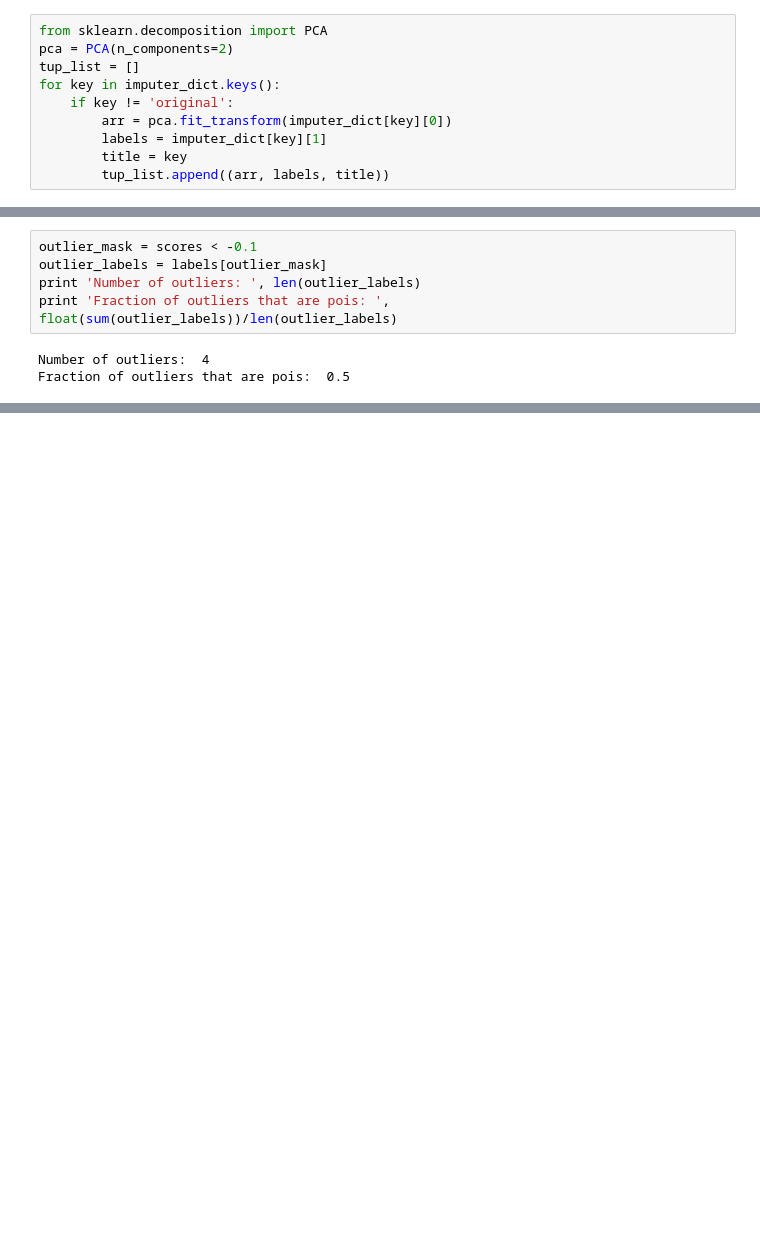
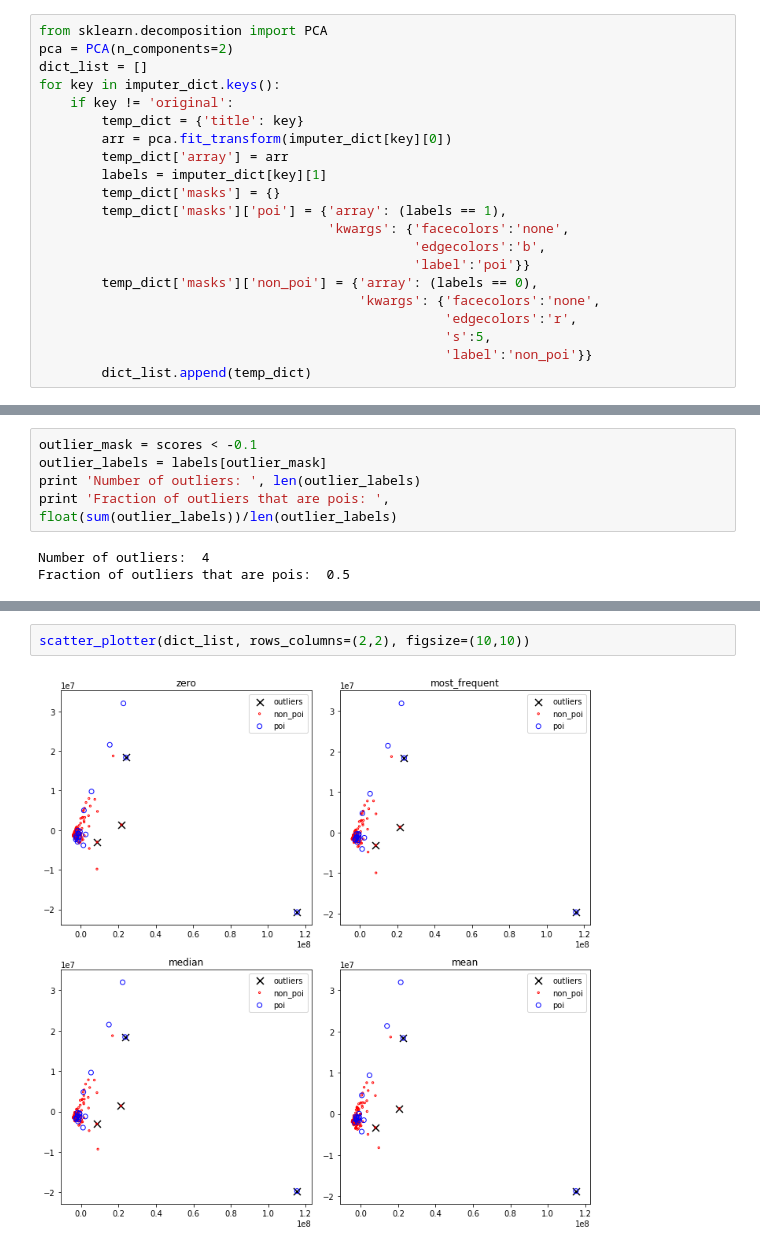
Before and after one commit to trnoriega/enron-data-classifier, a Jupyter notebook: outlier_removal.ipynb, the cells around one changed output, grey strips where cells are left out. Saved outputs shown, nothing was run; the diff lists cells and outputs as text; blank space fills up the shorter version.

```diff
--- a/outlier_removal.ipynb
+++ b/outlier_removal.ipynb
@@ -59,11 +62,22 @@ with open('imputer_dict.pkl', 'rb') as f:
 # %%
 from sklearn.decomposition import PCA
 pca = PCA(n_components=2)
-tup_list = []
+dict_list = []
 for key in imputer_dict.keys():
     if key != 'original':
+        temp_dict = {'title': key}
         arr = pca.fit_transform(imputer_dict[key][0])
+        temp_dict['array'] = arr
         labels = imputer_dict[key][1]
-        title = key
-        tup_list.append((arr, labels, title))
+        temp_dict['masks'] = {}
+        temp_dict['masks']['poi'] = {'array': (labels == 1),
+                                     'kwargs': {'facecolors':'none',
+                                                'edgecolors':'b',
+                                                'label':'poi'}}
+        temp_dict['masks']['non_poi'] = {'array': (labels == 0),
+                                         'kwargs': {'facecolors':'none',
+                                                    'edgecolors':'r',
+                                                    's':5,
+                                                    'label':'non_poi'}}
+        dict_list.append(temp_dict)
 # %%
@@ -104,0 +125,4 @@ False
+# %%
+scatter_plotter(dict_list, rows_columns=(2,2), figsize=(10,10))
+# %% [output]
+[figure, added]
```
Also changed, not shown: parts of 6 cells of this notebook.
